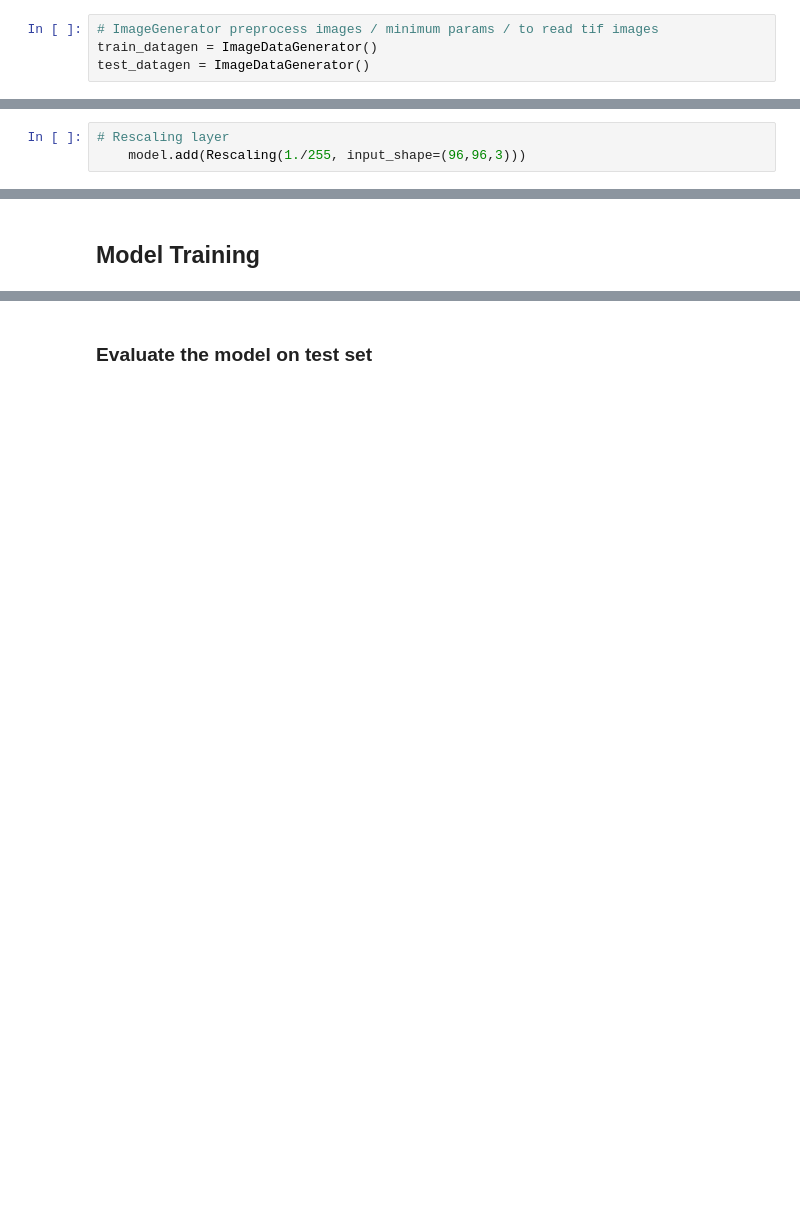
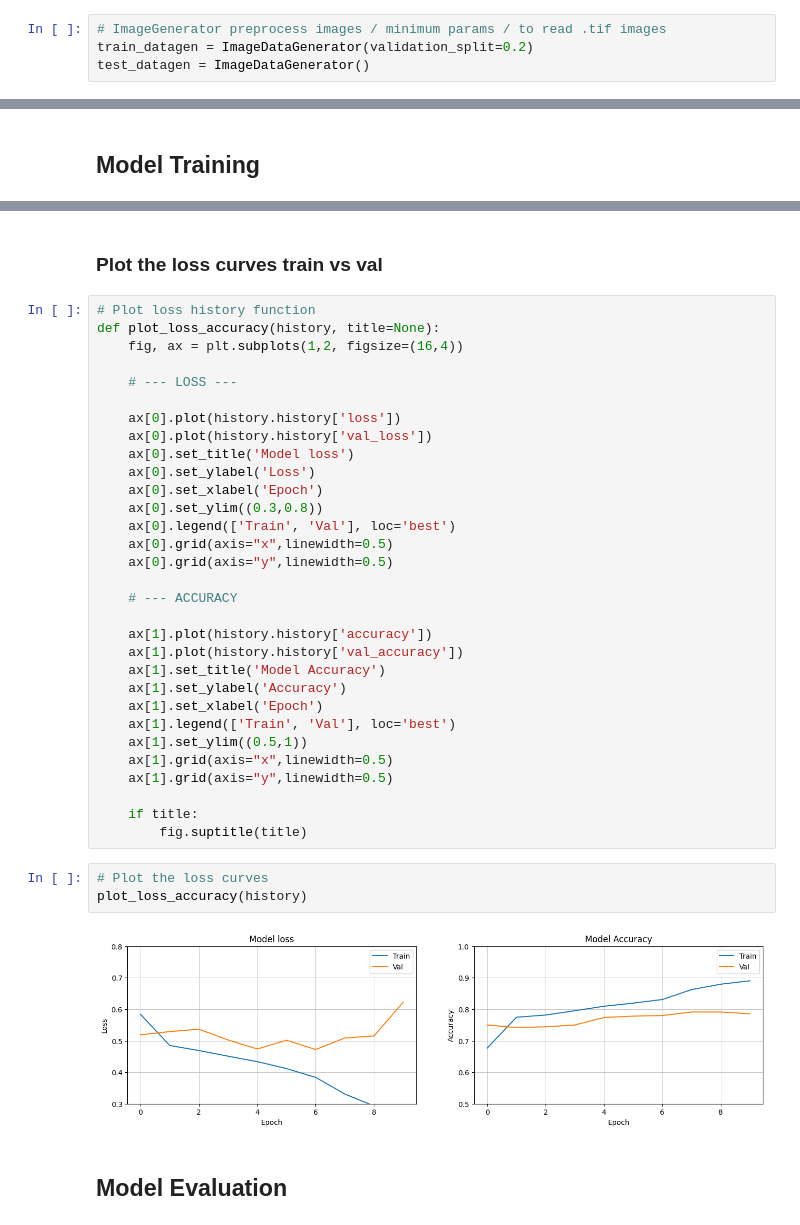
Before and after one commit to GuillaumeRib/project-cancer-detection, a Jupyter notebook: notebooks/GuiRib_Images_Dataset.ipynb, the cells around one changed output, grey strips where cells are left out. Cells and saved outputs as stored; diff of their text form; blank space fills up the shorter version.

```diff
--- a/notebooks/GuiRib_Images_Dataset.ipynb
+++ b/notebooks/GuiRib_Images_Dataset.ipynb
@@ -72,7 +81,7 @@ local_test_path = '../raw_data/test_small'
 # %%
 from tensorflow.keras.preprocessing.image import ImageDataGenerator
 # %%
-# ImageGenerator preprocess images / minimum params / to read tif images
-train_datagen = ImageDataGenerator()
+# ImageGenerator preprocess images / minimum params / to read .tif images
+train_datagen = ImageDataGenerator(validation_split=0.2)
 test_datagen = ImageDataGenerator()
 # %%
@@ -94,3 +140,0 @@ Found 4000 images belonging to 2 classes.
-# %%
-# Rescaling layer
-    model.add(Rescaling(1./255, input_shape=(96,96,3)))
@@ -170,5 +234,43 @@ ValueError: `validation_split` is only supported for Tensors or NumPy arrays, fo
-# %% [markdown]
-### Evaluate the model on test set
+# %% [markdown]
+### Plot the loss curves train vs val
+# %%
+# Plot loss history function
+def plot_loss_accuracy(history, title=None):
+    fig, ax = plt.subplots(1,2, figsize=(16,4))
+
+    # --- LOSS ---
+
+    ax[0].plot(history.history['loss'])
+    ax[0].plot(history.history['val_loss'])
+    ax[0].set_title('Model loss')
+    ax[0].set_ylabel('Loss')
+    ax[0].set_xlabel('Epoch')
+    ax[0].set_ylim((0.3,0.8))
+    ax[0].legend(['Train', 'Val'], loc='best')
+    ax[0].grid(axis="x",linewidth=0.5)
+    ax[0].grid(axis="y",linewidth=0.5)
+
+    # --- ACCURACY
+
+    ax[1].plot(history.history['accuracy'])
+    ax[1].plot(history.history['val_accuracy'])
+    ax[1].set_title('Model Accuracy')
+    ax[1].set_ylabel('Accuracy')
+    ax[1].set_xlabel('Epoch')
+    ax[1].legend(['Train', 'Val'], loc='best')
+    ax[1].set_ylim((0.5,1))
+    ax[1].grid(axis="x",linewidth=0.5)
+    ax[1].grid(axis="y",linewidth=0.5)
+
+    if title:
+        fig.suptitle(title)
+# %%
+# Plot the loss curves
+plot_loss_accuracy(history)
+# %% [output]
+[figure, added]
+# %% [markdown]
+## Model Evaluation
 # %%
 results = model.evaluate(test_generator, verbose = 1 )
 print(f'The accuracy on the test set is of {results[1]*100:.2f} %')
```
Also changed, not shown: parts of 34 cells of this notebook.
